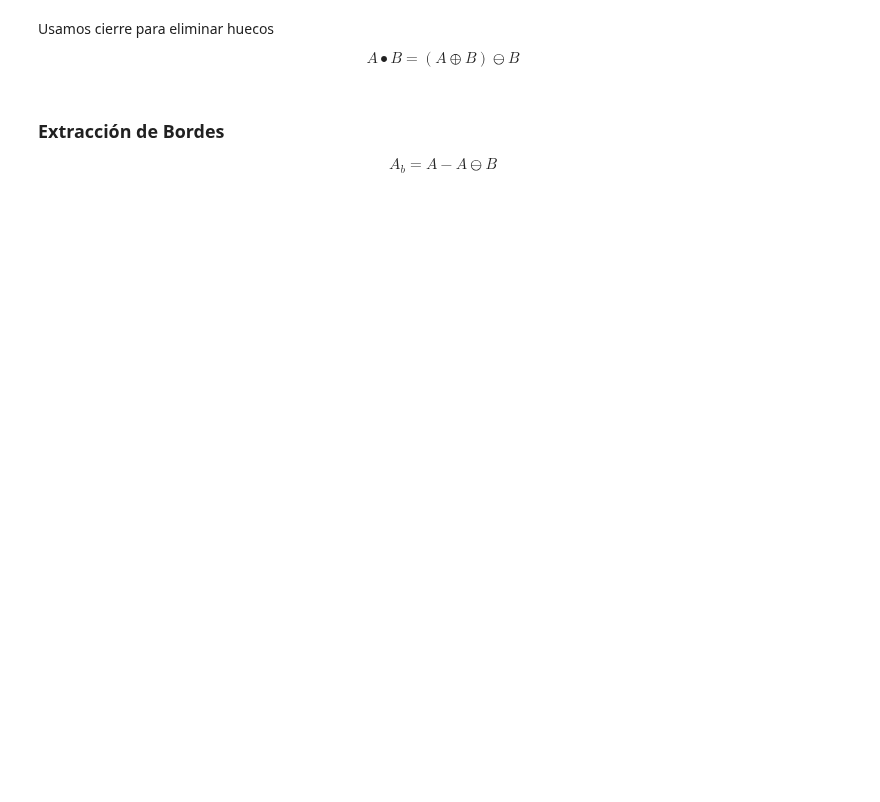
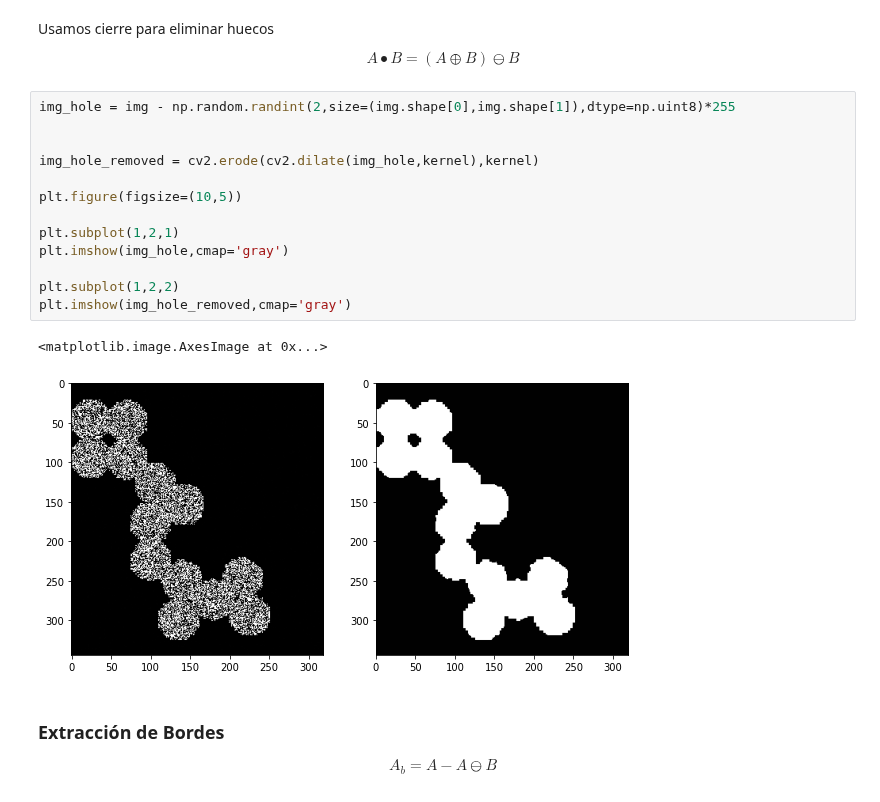
Before and after one commit to UN-GCPDS/Procesamiento-Digital-De-Imagenes, a Jupyter notebook: 2-ConceptosBasicosDeImagenes/3-FiltrosMorfologicos.ipynb, the cells around one changed output. Cells and saved outputs as stored; diff of their text form; blank space fills up the shorter version.

```diff
--- a/2-ConceptosBasicosDeImagenes/3-FiltrosMorfologicos.ipynb
+++ b/2-ConceptosBasicosDeImagenes/3-FiltrosMorfologicos.ipynb
@@ -180,6 +206,22 @@ Usamos cierre para eliminar huecos
 $$
  A \bullet B = (A \oplus B) \ominus B
 $$
+# %%
+img_hole = img - np.random.randint(2,size=(img.shape[0],img.shape[1]),dtype=np.uint8)*255
+
+
+img_hole_removed = cv2.erode(cv2.dilate(img_hole,kernel),kernel)
+
+plt.figure(figsize=(10,5))
+
+plt.subplot(1,2,1)
+plt.imshow(img_hole,cmap='gray')
+
+plt.subplot(1,2,2)
+plt.imshow(img_hole_removed,cmap='gray')
+# %% [output]
+<matplotlib.image.AxesImage at 0x...>
+[figure, added]
 # %% [markdown]
 ### Extracción de Bordes
 
```
Also changed, not shown: parts of 5 cells of this notebook.
